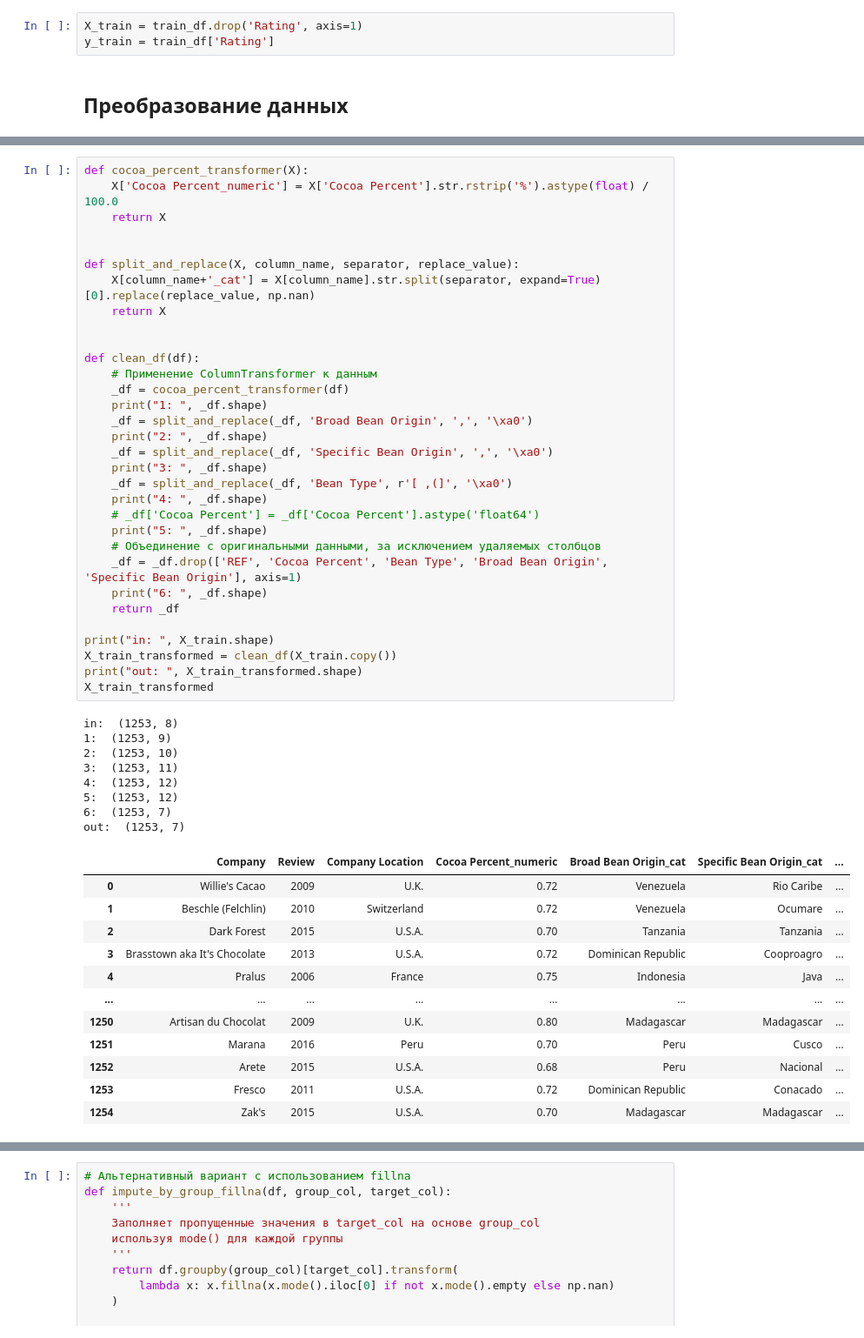
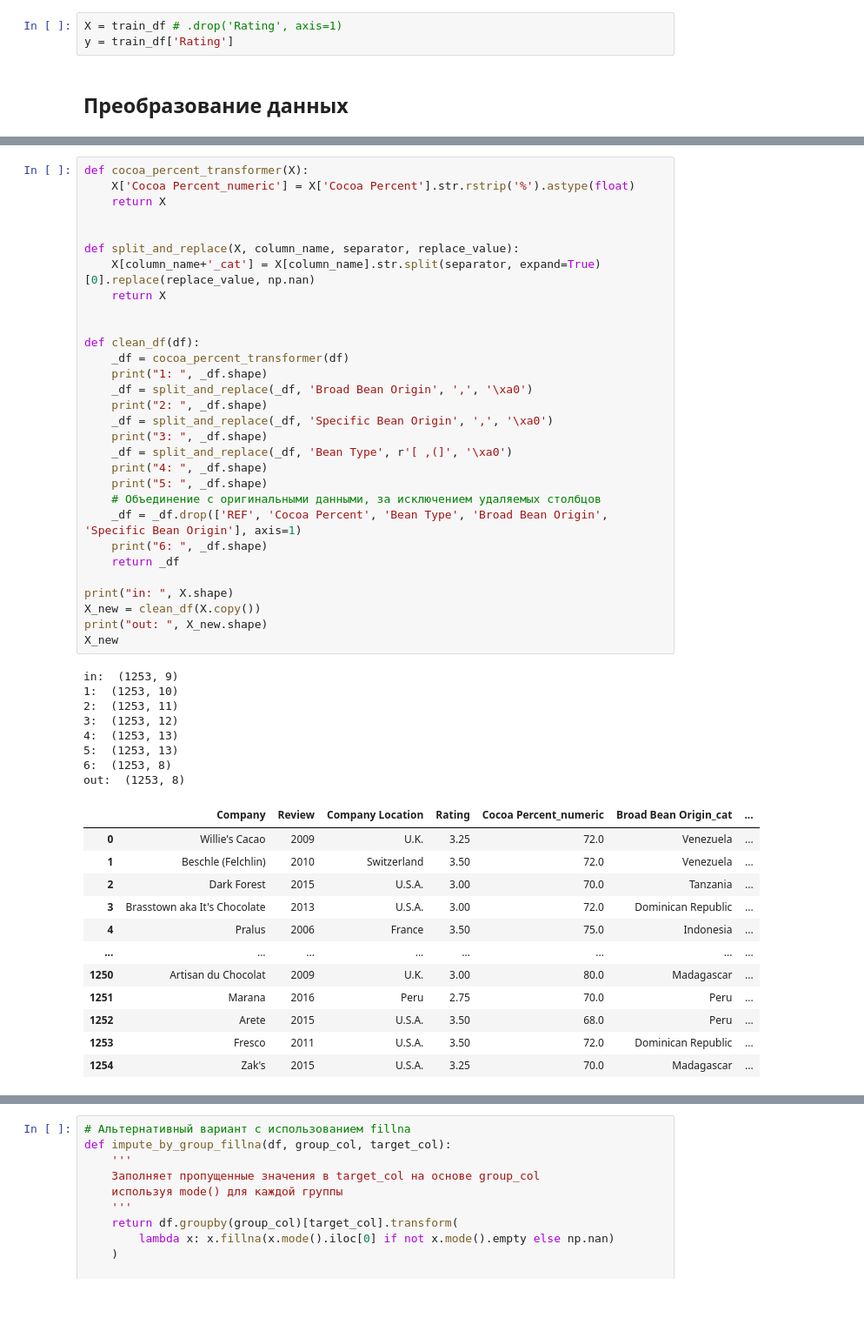
Before and after one commit to psaw/hse-ai24-ml, a Jupyter notebook: Chocolate_kaggle.ipynb, the cells around one changed output, grey strips where cells are left out. Shown at 87% size. Cells and saved outputs as stored; diff of their text form; blank space fills up the shorter version.

```diff
--- a/Chocolate_kaggle.ipynb
+++ b/Chocolate_kaggle.ipynb
@@ -32,8 +34,8 @@ train_df.dropna(axis=0, inplace=True)
 # %% [markdown]
 Выделяем матрицу объект-признак и вектор с целевой переменной
 # %%
-X_train = train_df.drop('Rating', axis=1)
-y_train = train_df['Rating']
+X = train_df # .drop('Rating', axis=1)
+y = train_df['Rating']
 # %% [markdown]
 ## Преобразование данных
 # %%
@@ -57,53 +60,51 @@ memory usage: 120.4+ KB
 # %%
 def cocoa_percent_transformer(X):
-    X['Cocoa Percent_numeric'] = X['Cocoa Percent'].str.rstrip('%').astype(float) / 100.0
+    X['Cocoa Percent_numeric'] = X['Cocoa Percent'].str.rstrip('%').astype(float)
     return X
 
 
 def split_and_replace(X, column_name, separator, replace_value):
     X[column_name+'_cat'] = X[column_name].str.split(separator, expand=True)[0].replace(replace_value, np.nan)
     return X
 
 
 def clean_df(df):
-    # Применение ColumnTransformer к данным
     _df = cocoa_percent_transformer(df)
     print("1: ", _df.shape)
     _df = split_and_replace(_df, 'Broad Bean Origin', ',', '\xa0')
     print("2: ", _df.shape)
     _df = split_and_replace(_df, 'Specific Bean Origin', ',', '\xa0')
     print("3: ", _df.shape)
     _df = split_and_replace(_df, 'Bean Type', r'[ ,(]', '\xa0')
     print("4: ", _df.shape)
-    # _df['Cocoa Percent'] = _df['Cocoa Percent'].astype('float64')
     print("5: ", _df.shape)
     # Объединение с оригинальными данными, за исключением удаляемых столбцов
     _df = _df.drop(['REF', 'Cocoa Percent', 'Bean Type', 'Broad Bean Origin', 'Specific Bean Origin'], axis=1)
     print("6: ", _df.shape)
     return _df
 
-print("in: ", X_train.shape)
-X_train_transformed = clean_df(X_train.copy())
-print("out: ", X_train_transformed.shape)
-X_train_transformed
+print("in: ", X.shape)
+X_new = clean_df(X.copy())
+print("out: ", X_new.shape)
+X_new
 # %% [output]
-in:  (1253, 8)
-1:  (1253, 9)
-2:  (1253, 10)
-3:  (1253, 11)
-4:  (1253, 12)
-5:  (1253, 12)
-6:  (1253, 7)
-out:  (1253, 7)
+in:  (1253, 9)
+1:  (1253, 10)
+2:  (1253, 11)
+3:  (1253, 12)
+4:  (1253, 13)
+5:  (1253, 13)
+6:  (1253, 8)
+out:  (1253, 8)
-|  | Company | Review | Company Location | Cocoa Percent_numeric | Broad Bean Origin_cat | Specific Bean Origin_cat | ... |
-| 0 | Willie's Cacao | 2009 | U.K. | 0.72 | Venezuela | Rio Caribe | ... |
-| 1 | Beschle (Felchlin) | 2010 | Switzerland | 0.72 | Venezuela | Ocumare | ... |
-| 2 | Dark Forest | 2015 | U.S.A. | 0.70 | Tanzania | Tanzania | ... |
-| 3 | Brasstown aka It's Chocolate | 2013 | U.S.A. | 0.72 | Dominican Republic | Cooproagro | ... |
-| 4 | Pralus | 2006 | France | 0.75 | Indonesia | Java | ... |
+|  | Company | Review | Company Location | Rating | Cocoa Percent_numeric | Broad Bean Origin_cat | ... |
+| 0 | Willie's Cacao | 2009 | U.K. | 3.25 | 72.0 | Venezuela | ... |
+| 1 | Beschle (Felchlin) | 2010 | Switzerland | 3.50 | 72.0 | Venezuela | ... |
+| 2 | Dark Forest | 2015 | U.S.A. | 3.00 | 70.0 | Tanzania | ... |
+| 3 | Brasstown aka It's Chocolate | 2013 | U.S.A. | 3.00 | 72.0 | Dominican Republic | ... |
+| 4 | Pralus | 2006 | France | 3.50 | 75.0 | Indonesia | ... |
 | ... | ... | ... | ... | ... | ... | ... | ... |
-| 1250 | Artisan du Chocolat | 2009 | U.K. | 0.80 | Madagascar | Madagascar | ... |
-| 1251 | Marana | 2016 | Peru | 0.70 | Peru | Cusco | ... |
-| 1252 | Arete | 2015 | U.S.A. | 0.68 | Peru | Nacional | ... |
-| 1253 | Fresco | 2011 | U.S.A. | 0.72 | Dominican Republic | Conacado | ... |
-| 1254 | Zak's | 2015 | U.S.A. | 0.70 | Madagascar | Madagascar | ... |
+| 1250 | Artisan du Chocolat | 2009 | U.K. | 3.00 | 80.0 | Madagascar | ... |
+| 1251 | Marana | 2016 | Peru | 2.75 | 70.0 | Peru | ... |
+| 1252 | Arete | 2015 | U.S.A. | 3.50 | 68.0 | Peru | ... |
+| 1253 | Fresco | 2011 | U.S.A. | 3.50 | 72.0 | Dominican Republic | ... |
+| 1254 | Zak's | 2015 | U.S.A. | 3.25 | 70.0 | Madagascar | ... |
```
Also changed, not shown: parts of 40 cells of this notebook, 1 other file.
